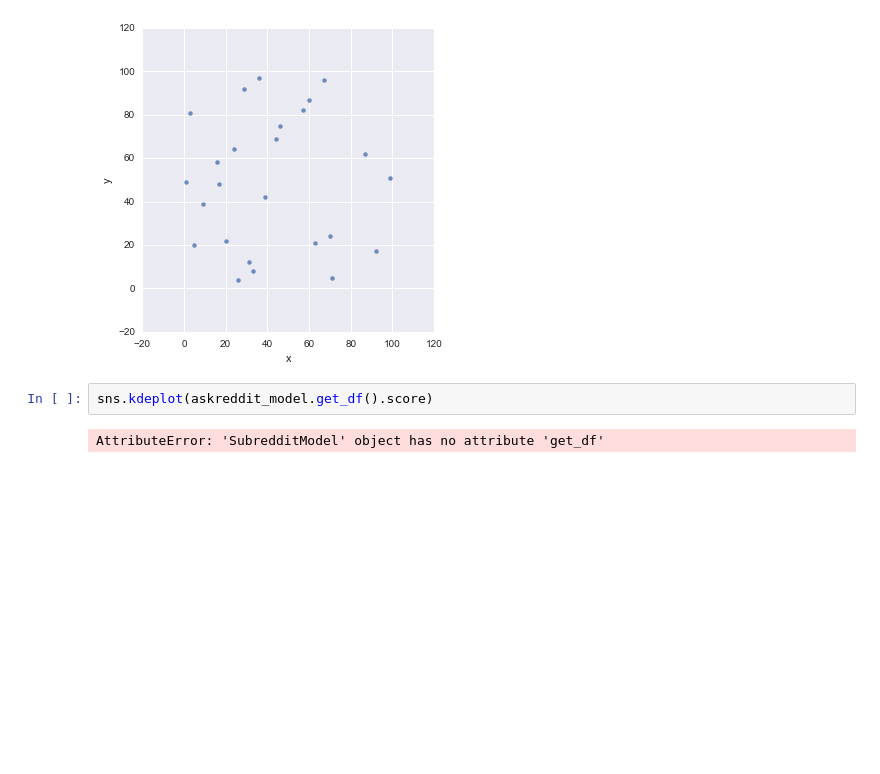
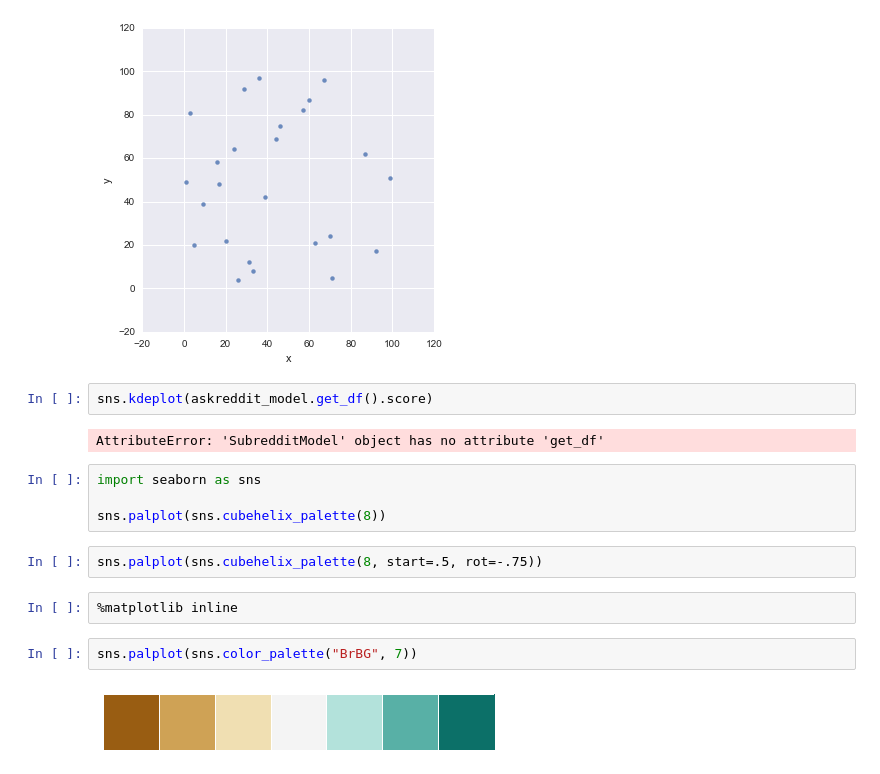
Before and after one commit to atomar94/Reddit_Bot, a Jupyter notebook: notebook.ipynb, the cells around one changed output. Cells and saved outputs as stored; diff of their text form; blank space fills up the shorter version.

```diff
--- a/notebook.ipynb
+++ b/notebook.ipynb
@@ -141,3 +141,15 @@ sns.lmplot('x', 'y', data=df, fit_reg=False)
 sns.kdeplot(askreddit_model.get_df().score)
 # %% [output]
 AttributeError: 'SubredditModel' object has no attribute 'get_df'
+# %%
+import seaborn as sns
+
+sns.palplot(sns.cubehelix_palette(8))
+# %%
+sns.palplot(sns.cubehelix_palette(8, start=.5, rot=-.75))
+# %%
+%matplotlib inline
+# %%
+sns.palplot(sns.color_palette("BrBG", 7))
+# %% [output]
+[figure, added]
```
Also changed, not shown: parts of 2 cells of this notebook, 2 other files.
